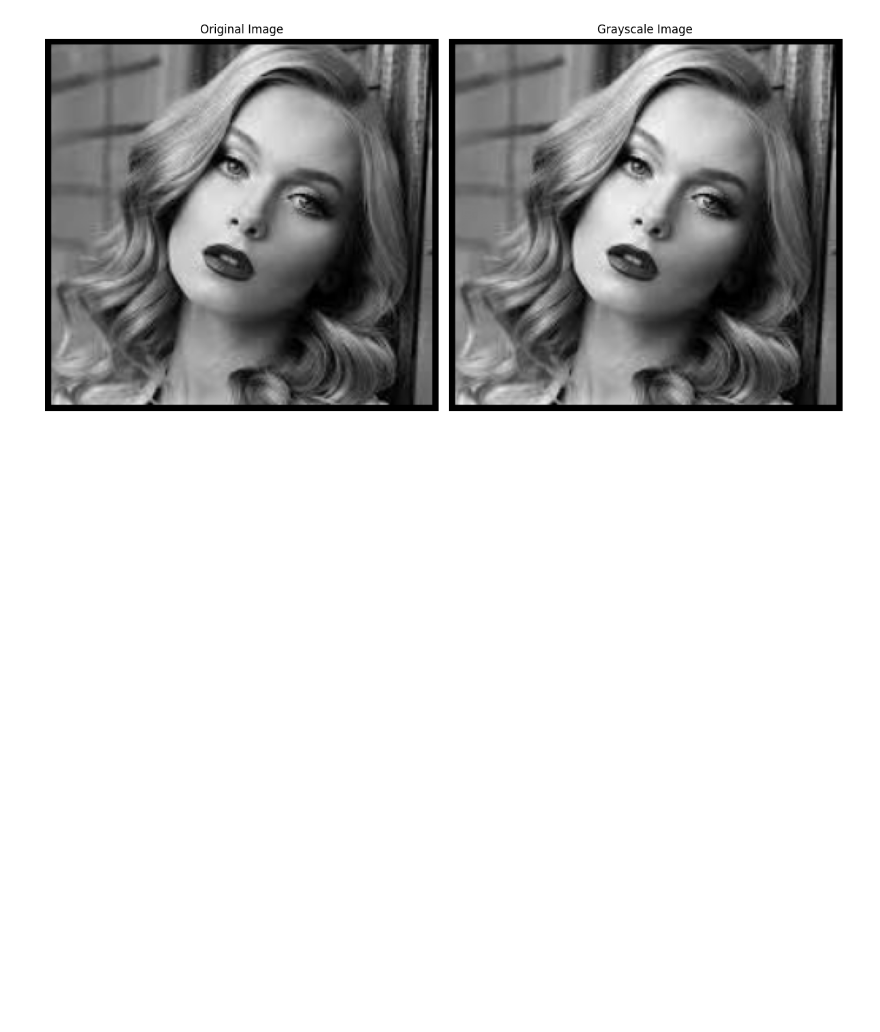
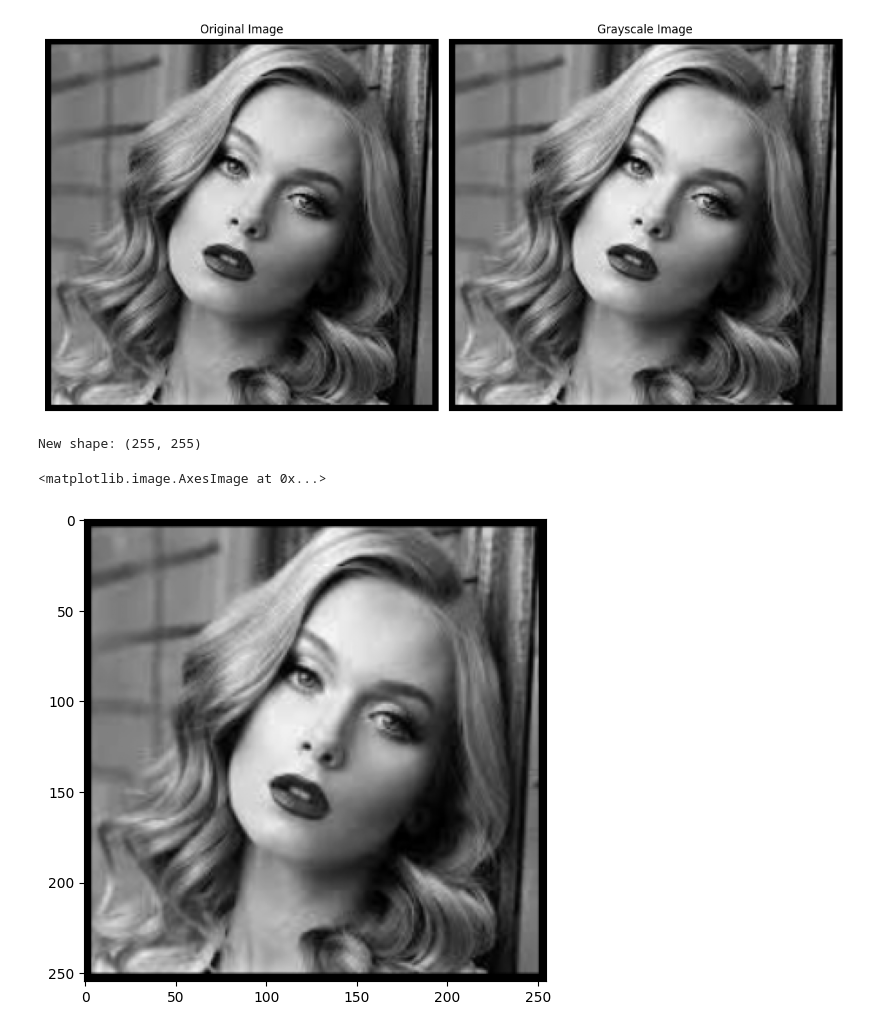
Before and after one commit to arsingla786/ImageProcessing, a Jupyter notebook: assignment_6.ipynb, the cells around one changed output. Saved outputs shown, nothing was run; the diff lists cells and outputs as text; code cells hidden in the pictures; blank space fills up the shorter version.

```diff
--- a/assignment_6.ipynb
+++ b/assignment_6.ipynb
@@ -49,3 +49,15 @@ plt.tight_layout()
 plt.show()
 # %% [output]
 [figure]
+# %%
+# Resize the grayscale image to 255x255
+gray_img = cv2.resize(gray_img, (255, 255))
+print("New shape:",gray_img.shape)
+
+# Display the resized grayscale image
+plt.figure(figsize=(6, 6))
+plt.imshow(gray_img, cmap='gray')
+# %% [output]
+New shape: (255, 255)
+<matplotlib.image.AxesImage at 0x...>
+[figure, added]
```
Also changed, not shown: parts of 6 cells of this notebook.
